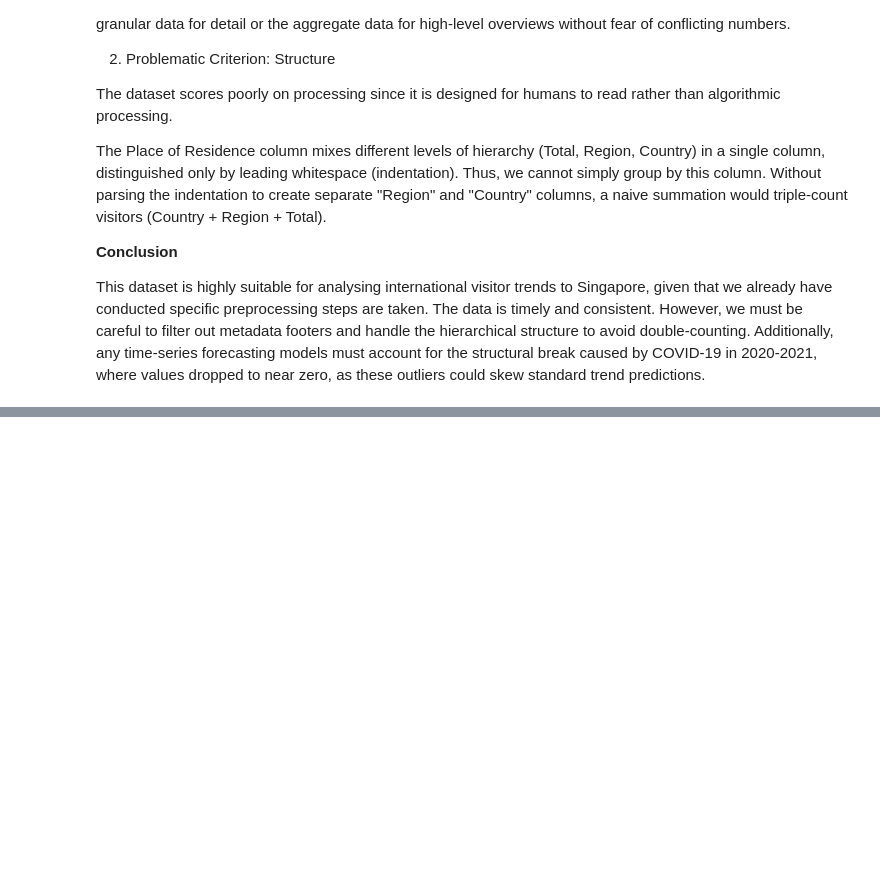
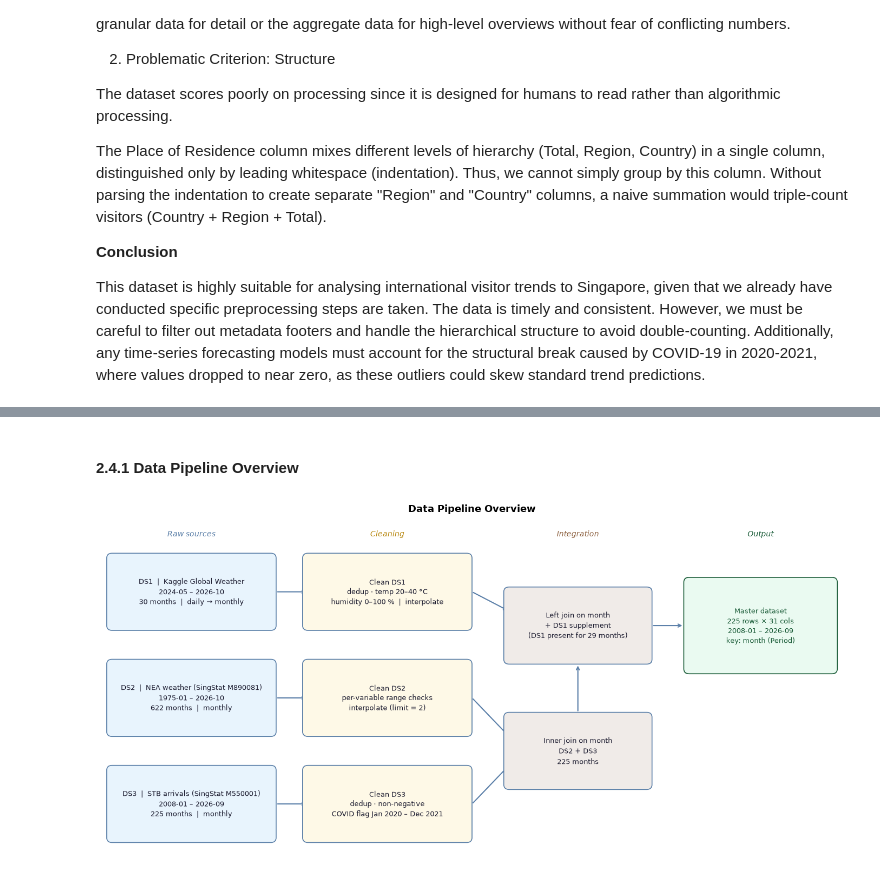
Before and after one commit to towe0004/Data-Processing, a Jupyter notebook: DP.ipynb, the cells around one changed output, grey strips where cells are left out. Saved outputs shown, nothing was run; the diff lists cells and outputs as text; code cells hidden in the pictures; blank space fills up the shorter version.

```diff
--- a/DP.ipynb
+++ b/DP.ipynb
@@ -443,13 +479,11 @@ Descripton: This dataset is sourced from the National Environment Agency (NEA) v
 print("Data Profiling for Source 2: Singapore Air Temperature")
 print("="*60)
 
-file_path2 = 'https://docs.google.com/spreadsheets/d/e/2PACX-1vT3x74IjOTTosLV72A8OaUjT_hSMZHHbjx55VazZJ9DD8nPnkjpOZhnxrTDHQlTjA/pub?output=csv'
-df_raw = pd.read_csv(file_path2)
+df_raw = load_singstat_table('M890081')
 for col in df_raw.columns[1:]:
     df_raw[col] = pd.to_numeric(df_raw[col], errors='coerce')
 df_s2 = df_raw.copy()
 
-# Transpose the data as the months are now in the first row as the months are in the first row
 df_temp = df_raw.set_index(df_raw.columns[0])
 df_s2_ts = df_temp.T
 df_s2_ts.index.name = 'month'
@@ -812,8 +844,8 @@ Description: The dataset provides a time-series record of visitor numbers to Sin
 print("Data Profiling for Source 3: Tourist Arrivals")
 print("="*60)
 
-file_path3 = 'https://docs.google.com/spreadsheets/d/e/2PACX-1vRNnq5t44f8KjxdzKEedZtn2ehSbvX6gyzRpBT_jn_NArlr7xnGXUpNrvq72LiERA/pub?output=csv'
-df_s3_raw = pd.read_csv(file_path3)
+# Load directly from SingStat Table Builder (table M550001)
+df_s3_raw = load_singstat_table('M550001')
 
 df = df_s3_raw
 
@@ -837,7 +869,7 @@ print(f"Data completeness   : {(1 - df.isnull().sum().sum()/df.size)*100:.2f}%")
 print("\n3. STATISTICAL PROFILING (Numeric Columns)")
 print("-" * 60)
 # Values are comma-formatted strings in wide format, check after structuring
-print("Note: Arrival values are comma-formatted strings in wide format.")
+print("Note: Arrival values are stored as text in wide format.")
 print("Full statistical profiling will be available after Stage 2 structuring.")
 print(f"\nNumber of month columns : {df.shape[1] - 1}")
 print(f"Data Series rows        : {df.shape[0]}")
@@ -1121,0 +1240,55 @@ This dataset is highly suitable for analysing international visitor trends to Si
+# %% [markdown]
+#### 2.4.1 Data Pipeline Overview
+# %%
+def span(d):
+    return f"{d['month'].min()} – {d['month'].max()}"
+
+fig, ax = plt.subplots(figsize=(14, 7))
+ax.set_xlim(0, 14)
+ax.set_ylim(0, 7.2)
+ax.axis("off")
+
+def box(x, y, w, h, label, face, edge="#5a7fa8", text="#1a1a2e"):
+    ax.add_patch(mpatches.FancyBboxPatch((x, y), w, h, boxstyle="round,pad=0.1",
+                                         linewidth=1.2, edgecolor=edge, facecolor=face, zorder=2))
+    ax.text(x + w / 2, y + h / 2, label, ha="center", va="center", fontsize=9,
+            color=text, zorder=3, multialignment="center", linespacing=1.5)
+
+def arrow(x1, y1, x2, y2):
+    ax.annotate("", xy=(x2, y2), xytext=(x1, y1),
+                arrowprops=dict(arrowstyle="->", color="#5a7fa8", lw=1.5), zorder=1)
+
+SRC, CLEAN, JOIN, OUT = "#e8f4fd", "#fef9e7", "#f0ebe8", "#eafaf1"
+rows = {'DS1': 5.0, 'DS2': 2.8, 'DS3': 0.6}   # box bottoms; height 1.4
+
+box(0.2, rows['DS1'], 3.0, 1.4, f"DS1  |  Kaggle Global Weather\n{span(ds1)}\n{len(ds1)} months  |  daily → monthly", SRC)
+box(0.2, rows['DS2'], 3.0, 1.4, f"DS2  |  NEA weather (SingStat M890081)\n{span(ds2)}\n{len(ds2)} months  |  monthly", SRC)
+box(0.2, rows['DS3'], 3.0, 1.4, f"DS3  |  STB arrivals (SingStat M550001)\n{span(ds3)}\n{len(ds3)} months  |  monthly", SRC)
+
+box(3.9, rows['DS1'], 3.0, 1.4, "Clean DS1\ndedup · temp 20–40 °C\nhumidity 0–100 %  |  interpolate", CLEAN)
+box(3.9, rows['DS2'], 3.0, 1.4, "Clean DS2\nper-variable range checks\ninterpolate (limit = 2)", CLEAN)
+box(3.9, rows['DS3'], 3.0, 1.4, "Clean DS3\ndedup · non-negative\nCOVID flag Jan 2020 – Dec 2021", CLEAN)
+
+n_inner = len(pd.merge(ds2[['month']], ds3[['month']], on='month'))
+box(7.7, 1.7, 2.6, 1.4, f"Inner join on month\nDS2 + DS3\n{n_inner} months", JOIN)
+box(7.7, 4.3, 2.6, 1.4, f"Left join on month\n+ DS1 supplement\n(DS1 present for {df_master['ds1_temp_celsius'].notna().sum()} months)", JOIN)
+box(11.1, 4.1, 2.7, 1.8, f"Master dataset\n{df_master.shape[0]} rows × {df_master.shape[1]} cols\n{span(df_master)}\nkey: month (Period)",
+    OUT, edge="#1a5c38", text="#1a5c38")
+
+for r in rows.values():
+    arrow(3.3, r + 0.7, 3.9, r + 0.7)                     # source -> cleaning
+arrow(7.0, rows['DS2'] + 0.7, 7.7, 2.7)                   # DS2 -> inner join
+arrow(7.0, rows['DS3'] + 0.7, 7.7, 2.1)                   # DS3 -> inner join
+arrow(9.0, 3.2, 9.0, 4.2)                                 # inner -> left join
+arrow(7.0, rows['DS1'] + 0.7, 7.7, 5.3)                   # DS1 -> left join
+arrow(10.4, 5.0, 11.0, 5.0)                               # left join -> master
+
+for x, label, color in [(1.7, "Raw sources", "#5a7fa8"), (5.4, "Cleaning", "#b7860b"),
+                        (9.0, "Integration", "#8b5e3c"), (12.45, "Output", "#1a5c38")]:
+    ax.text(x, 6.85, label, ha="center", fontsize=10, color=color, fontstyle="italic")
+
+ax.set_title("Data Pipeline Overview", fontsize=13, fontweight="bold", pad=10)
+plt.tight_layout()
+plt.show()
+# %% [output]
+[figure, added]
```
Also changed, not shown: parts of 48 cells of this notebook, 1 other file.
